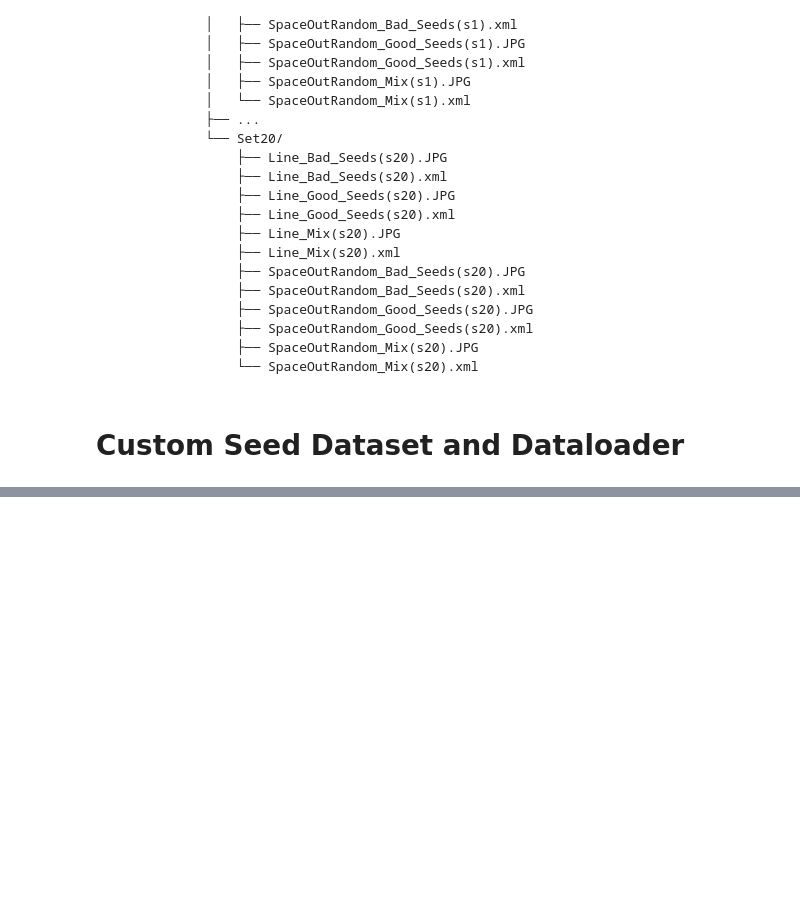
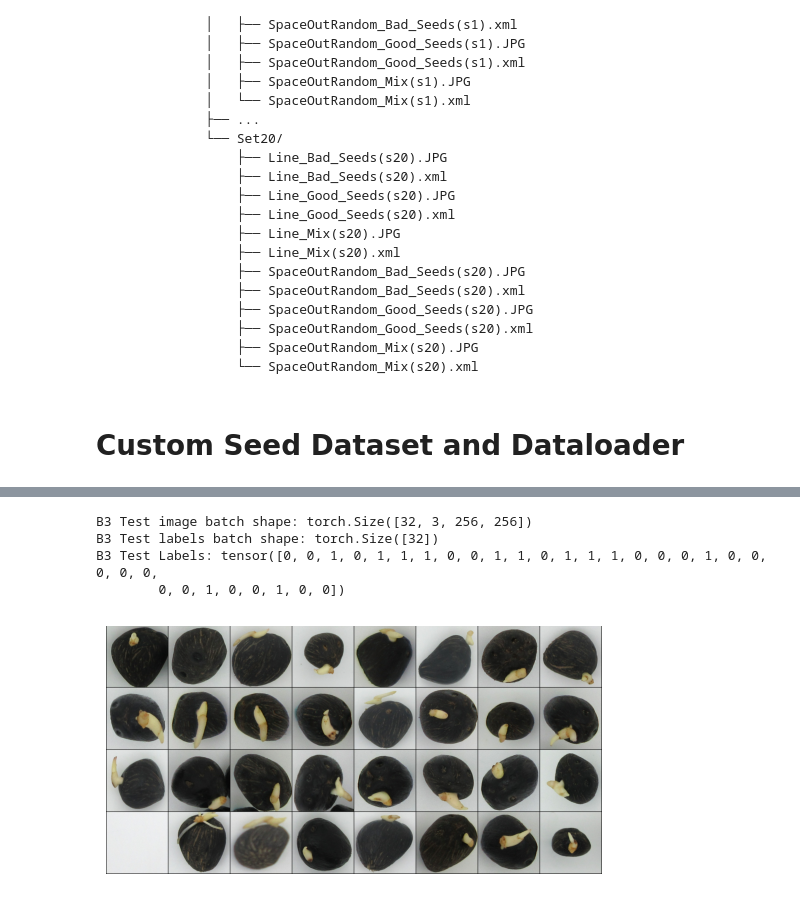
Before and after one commit to malvibid/COMP3029-Computer-Vision, a Jupyter notebook: COMP3029_Computer_Vision_Coursework.ipynb, the cells around one changed output, grey strips where cells are left out. Saved outputs shown, nothing was run; the diff lists cells and outputs as text; code cells hidden in the pictures; blank space fills up the shorter version.

```diff
--- a/COMP3029_Computer_Vision_Coursework.ipynb
+++ b/COMP3029_Computer_Vision_Coursework.ipynb
@@ -246,0 +334,18 @@ Label: 0
+# %%
+# Test B3
+print(f"B3 Test image batch shape: {b3_test_images.size()}")
+print(f"B3 Test labels batch shape: {b3_test_labels.size()}")
+print(f"B3 Test Labels: {b3_test_labels}")
+# Create a grid of images from the batch to see the individual seed sample
+grid = vutils.make_grid(b3_test_images, nrow=8, padding=2, normalize=True)
+
+# Display the grid
+plt.imshow(grid.permute(1, 2, 0))
+plt.axis('off')
+plt.show()
+# %% [output]
+B3 Test image batch shape: torch.Size([32, 3, 256, 256])
+B3 Test labels batch shape: torch.Size([32])
+B3 Test Labels: tensor([0, 0, 1, 0, 1, 1, 1, 0, 0, 1, 1, 0, 1, 1, 1, 0, 0, 0, 1, 0, 0, 0, 0, 0,
+        0, 0, 1, 0, 0, 1, 0, 0])
+[figure, added]
```
Also changed, not shown: parts of 17 cells of this notebook.
